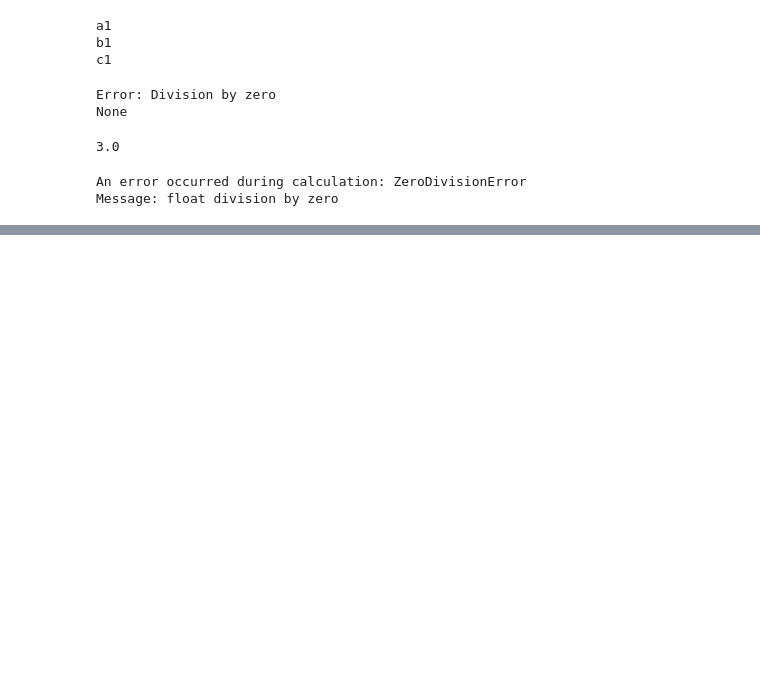
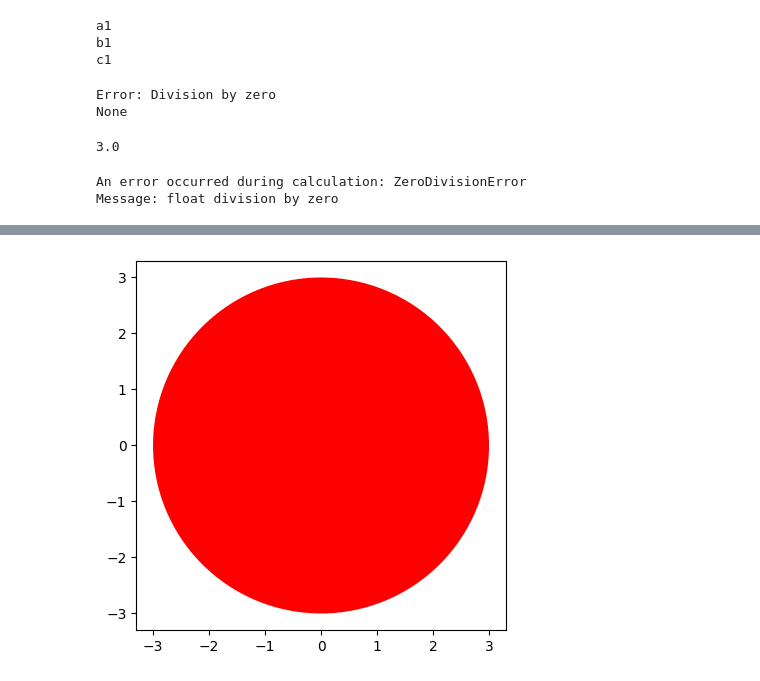
Before and after one commit to Arachneph/Python-Test-Project, a Jupyter notebook: IBM Backend Practice (Python 1).ipynb, the cells around one changed output, grey strips where cells are left out. Drawn from its saved outputs; the diff is of its cells as text; code cells hidden in the pictures; blank space fills up the shorter version.

```diff
--- a/IBM Backend Practice (Python 1).ipynb
+++ b/IBM Backend Practice (Python 1).ipynb
@@ -547,0 +610,4 @@ Message: float division by zero
+# %%
+RedCircle.drawCircle()
+# %% [output]
+[figure, added]
```
Also changed, not shown: parts of 32 cells of this notebook.
